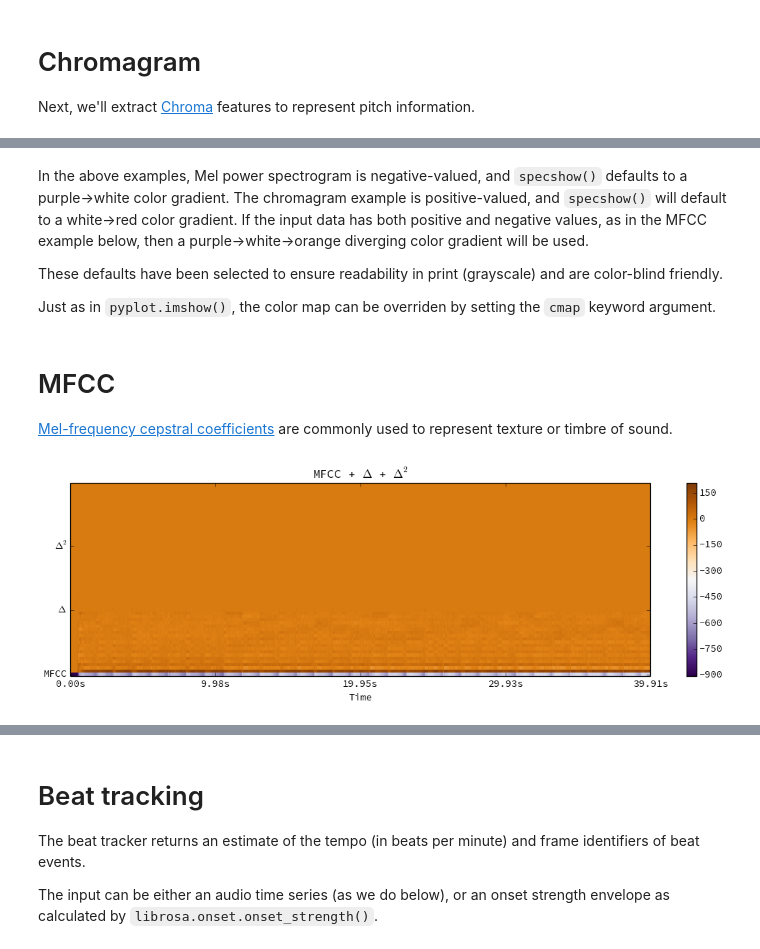
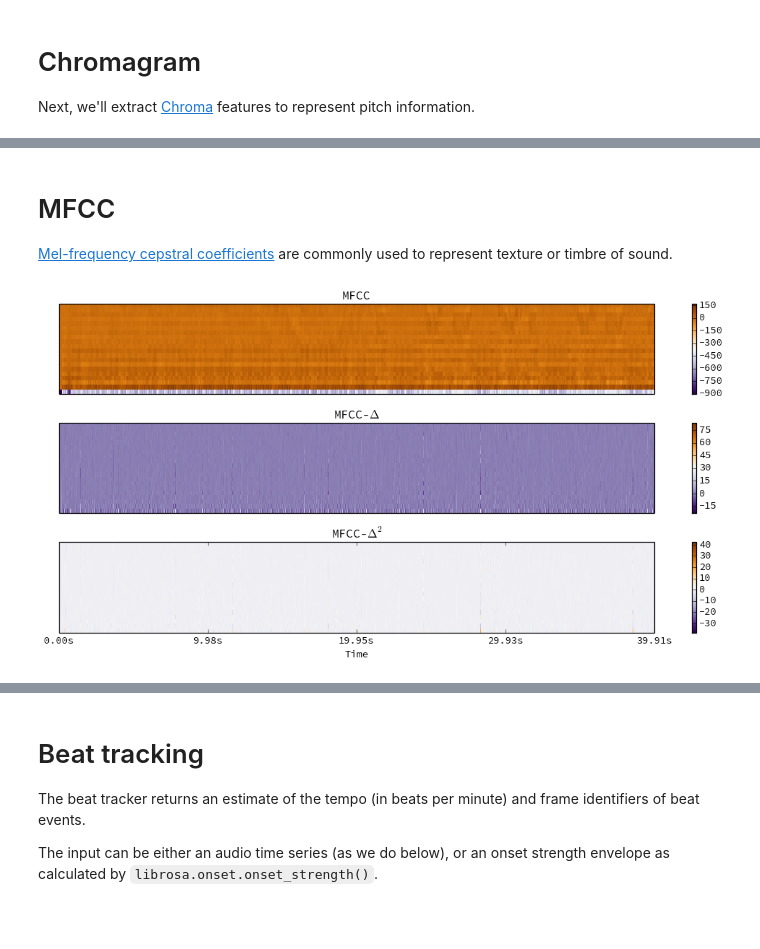
Before and after one commit to librosa/librosa, a Jupyter notebook: examples/LibROSA demo.ipynb, the cells around one changed output, grey strips where cells are left out. Saved outputs shown, nothing was run; the diff lists cells and outputs as text; code cells hidden in the pictures; blank space fills up the shorter version.

```diff
--- a/examples/LibROSA demo.ipynb
+++ b/examples/LibROSA demo.ipynb
@@ -86,36 +87,36 @@ plt.tight_layout()
-# %% [markdown]
-In the above examples, Mel power spectrogram is negative-valued, and `specshow()` defaults to a purple->white color gradient.
-The chromagram example is positive-valued, and `specshow()` will default to a white->red color gradient.
-If the input data has both positive and negative values, as in the MFCC example below, then a purple->white->orange diverging color gradient will be used.
-
-These defaults have been selected to ensure readability in print (grayscale) and are color-blind friendly.
-
-Just as in `pyplot.imshow()`, the color map can be overriden by setting the `cmap` keyword argument.
 # %% [markdown]
 # MFCC
 
 [Mel-frequency cepstral coefficients](http://en.wikipedia.org/wiki/Mel-frequency_cepstrum) are commonly used to represent texture or timbre of sound.
-# %%
-# Next, we'll extract the top 20 Mel-frequency cepstral coefficients (MFCCs)
-mfcc        = librosa.feature.mfcc(log_S, n_mfcc=20)
-
-# Let's pad on the first and second deltas while we're at it
-delta_mfcc  = librosa.feature.delta(mfcc)
-delta2_mfcc = librosa.feature.delta(mfcc, order=2)
-
-M = np.vstack([mfcc, delta_mfcc, delta2_mfcc])
-
-# How do they look?
-plt.figure(figsize=(12, 4))
-librosa.display.specshow(M, sr=sr, hop_length=64, x_axis='time')
-
-# We can also use pyplot *ticks directly
-# Let's mark off the raw MFCC and the delta features
-plt.yticks(np.arange(0, M.shape[0], 20), ['MFCC', '$\Delta$', '$\Delta^2$'])
-
-plt.title('MFCC + $\Delta$ + $\Delta^2$')
-plt.colorbar()
-
-plt.tight_layout()
-# %% [output]
-[figure, removed]
+# %%
+# Next, we'll extract the top 20 Mel-frequency cepstral coefficients (MFCCs)
+mfcc        = librosa.feature.mfcc(log_S, n_mfcc=20)
+
+# Let's pad on the first and second deltas while we're at it
+delta_mfcc  = librosa.feature.delta(mfcc)
+delta2_mfcc = librosa.feature.delta(mfcc, order=2)
+
+# How do they look?  We'll show each in its own subplot
+plt.figure(figsize=(12, 6))
+
+plt.subplot(3,1,1)
+librosa.display.specshow(mfcc)
+plt.title('MFCC')
+plt.colorbar()
+
+plt.subplot(3,1,2)
+librosa.display.specshow(delta_mfcc)
+plt.title('MFCC-$\Delta$')
+plt.colorbar()
+
+plt.subplot(3,1,3)
+librosa.display.specshow(delta2_mfcc, sr=sr, hop_length=64, x_axis='time')
+plt.title('MFCC-$\Delta^2$')
+plt.colorbar()
+
+plt.tight_layout()
+
+# For future use, we'll stack these together into one matrix
+M = np.vstack([mfcc, delta_mfcc, delta2_mfcc])
+# %% [output]
+[figure, added]
```
Also changed, not shown: parts of 8 cells of this notebook, 1 other file.
